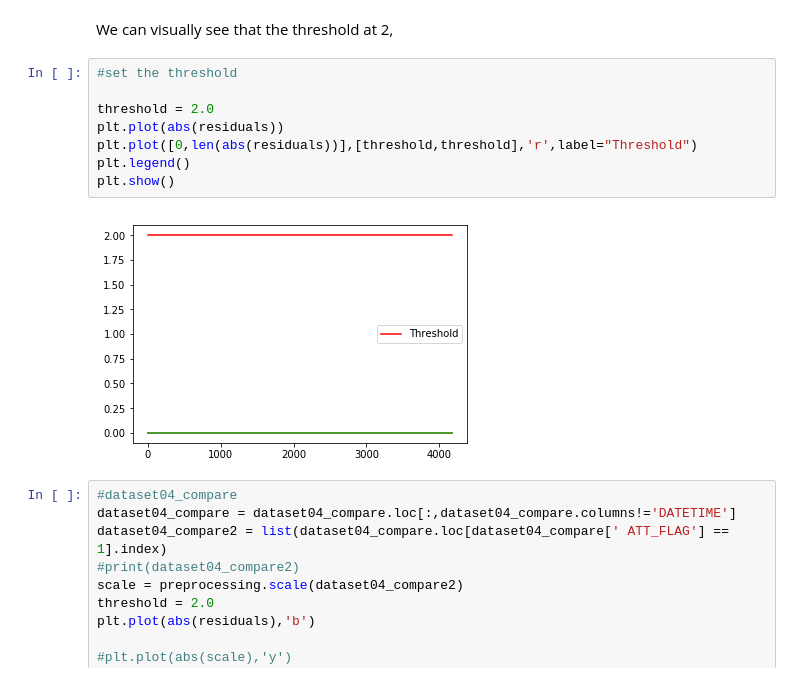
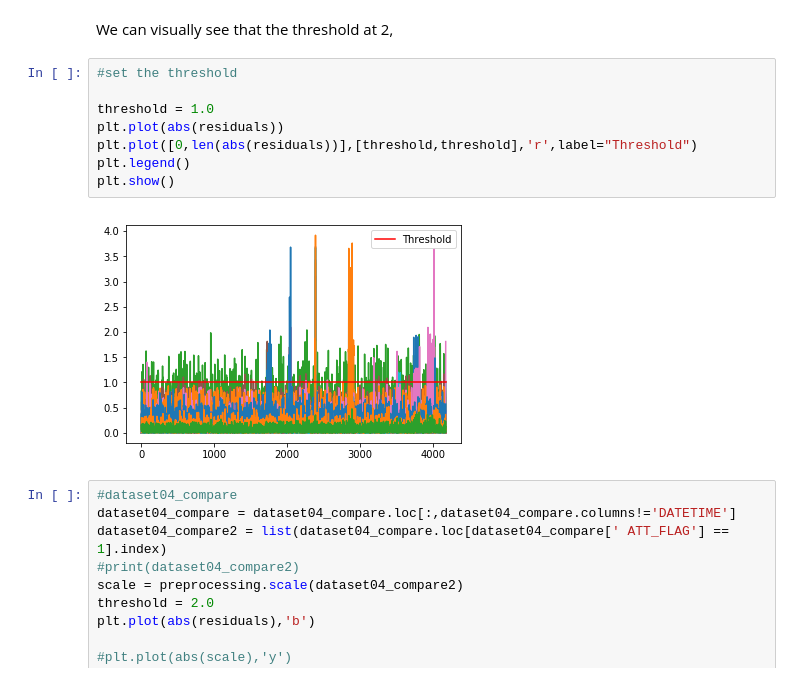
Before and after one commit to enreina/cs4035-lab, a Jupyter notebook: lab2/PCA_task.ipynb, the cells around one changed output. Drawn from its saved outputs; the diff is of its cells as text.

```diff
--- a/lab2/PCA_task.ipynb
+++ b/lab2/PCA_task.ipynb
@@ -264,13 +283,13 @@ We can visually see that the threshold at 2,
 # %%
 #set the threshold
 
-threshold = 2.0
+threshold = 1.0
 plt.plot(abs(residuals))
 plt.plot([0,len(abs(residuals))],[threshold,threshold],'r',label="Threshold")
 plt.legend()
 plt.show()
 # %% [output]
-[figure, old version]
+[figure, new version]
 # %%
 #dataset04_compare
 dataset04_compare = dataset04_compare.loc[:,dataset04_compare.columns!='DATETIME']
```
Also changed, not shown: parts of 2 cells of this notebook.
